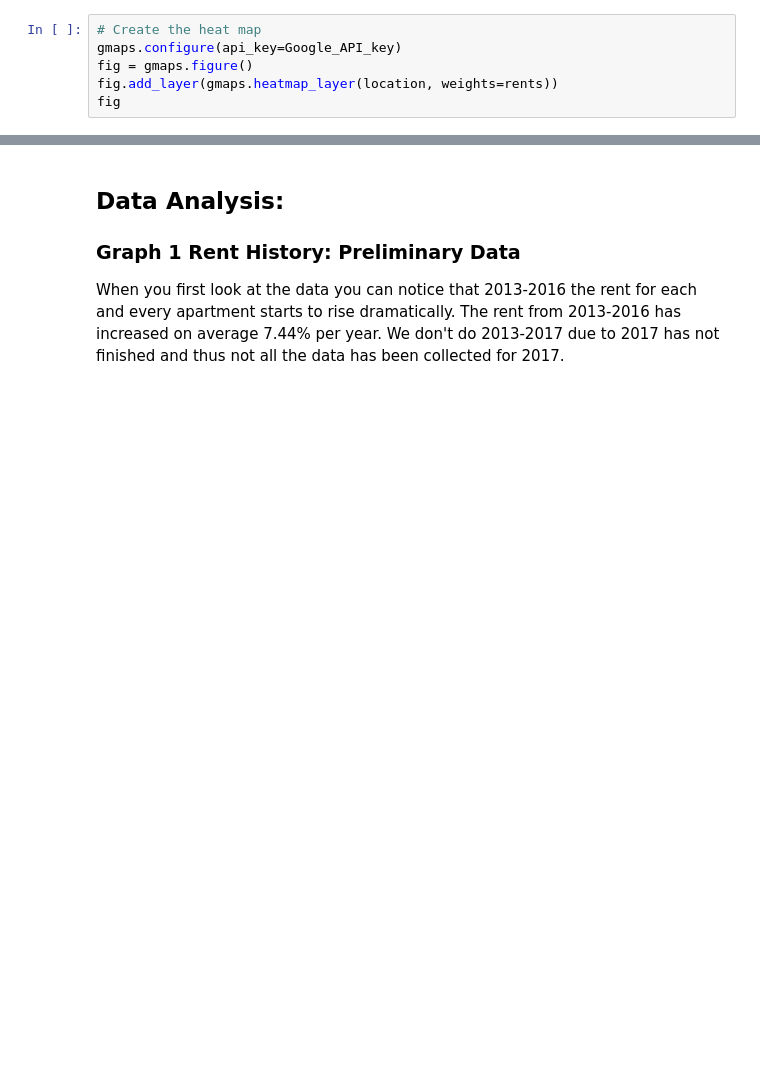
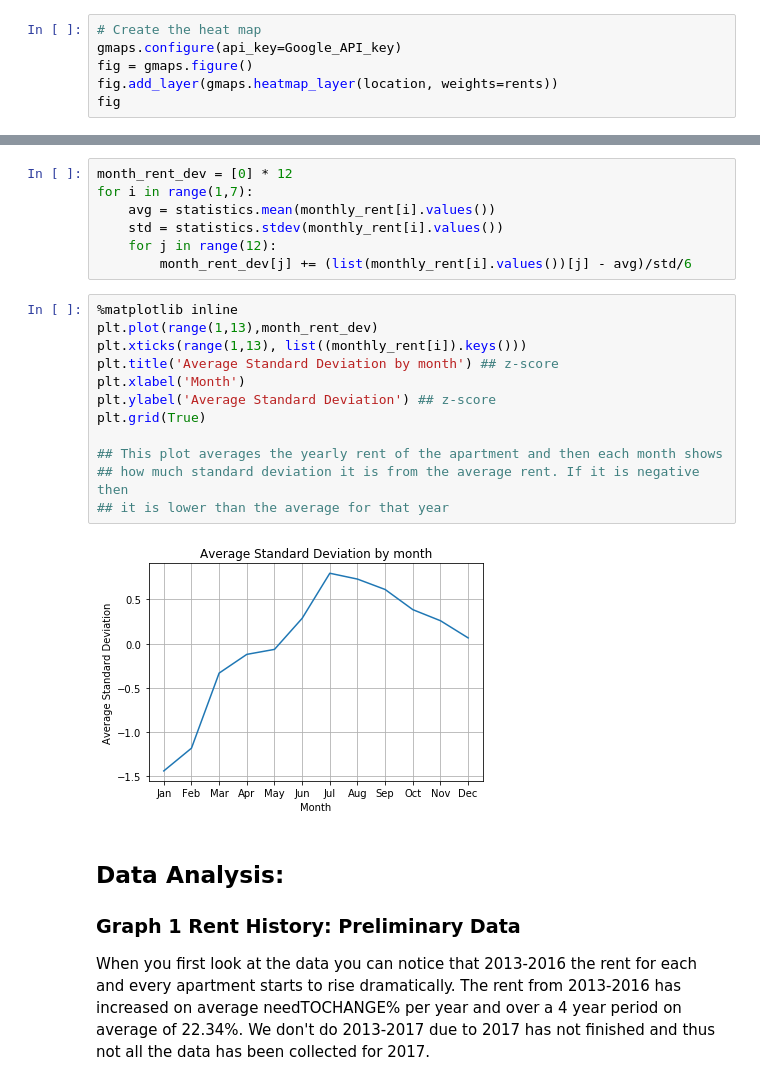
Before and after one commit to CheLinHuang/UCSD-Housing-Cost, a Jupyter notebook: FinalProject.ipynb, the cells around one changed output, grey strips where cells are left out. Drawn from its saved outputs; the diff is of its cells as text; blank space fills up the shorter version.

```diff
--- a/FinalProject.ipynb
+++ b/FinalProject.ipynb
@@ -501,8 +504,29 @@ Image(filename='map.png')
+# %%
+month_rent_dev = [0] * 12
+for i in range(1,7):
+    avg = statistics.mean(monthly_rent[i].values())
+    std = statistics.stdev(monthly_rent[i].values())
+    for j in range(12):
+        month_rent_dev[j] += (list(monthly_rent[i].values())[j] - avg)/std/6
+# %%
+%matplotlib inline
+plt.plot(range(1,13),month_rent_dev)
+plt.xticks(range(1,13), list((monthly_rent[i]).keys()))
+plt.title('Average Standard Deviation by month') ## z-score
+plt.xlabel('Month')
+plt.ylabel('Average Standard Deviation') ## z-score
+plt.grid(True)
+
+## This plot averages the yearly rent of the apartment and then each month shows
+## how much standard deviation it is from the average rent. If it is negative then
+## it is lower than the average for that year
+# %% [output]
+[figure, added]
 # %% [markdown]
 ## Data Analysis:
 ### Graph 1 Rent History: Preliminary Data
 
-When you first look at the data you can notice that 2013-2016 the rent for each and every apartment starts to rise dramatically. The rent from 2013-2016 has increased on average 7.44% per year. We don't do 2013-2017 due to 2017 has not finished and thus not all the data has been collected for 2017.
+When you first look at the data you can notice that 2013-2016 the rent for each and every apartment starts to rise dramatically. The rent from 2013-2016 has increased on average needTOCHANGE% per year and over a 4 year period on average of 22.34%. We don't do 2013-2017 due to 2017 has not finished and thus not all the data has been collected for 2017.
 # %%
 ## Find the Percent change over time for Graph 1: Rent History
 p35 = (rent_dict_35[2016] - rent_dict_35[2013]) / rent_dict_35[2013]
```
Also changed, not shown: parts of 25 cells of this notebook, 1 other file.
